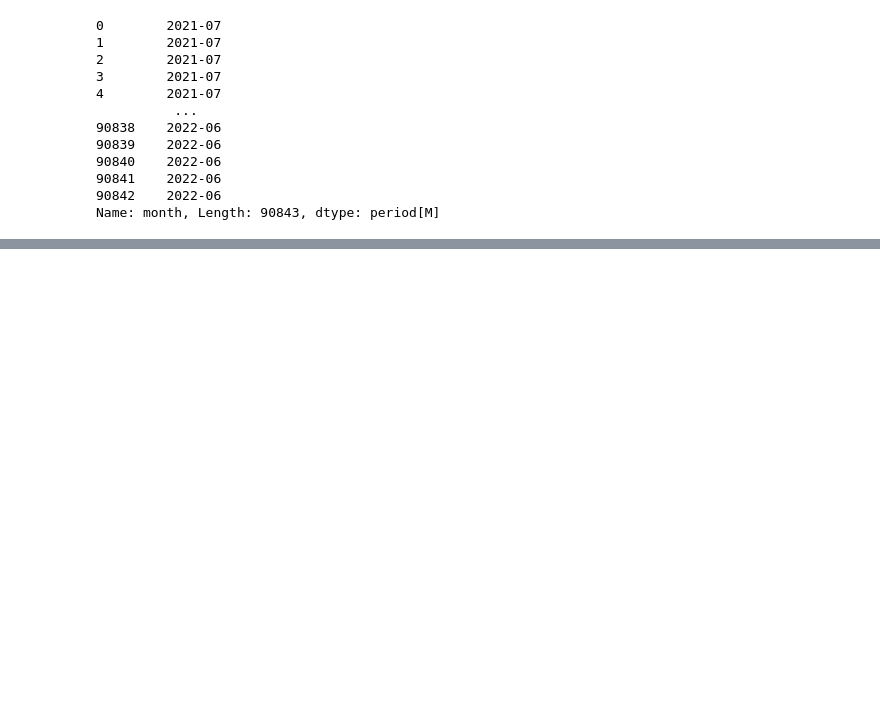
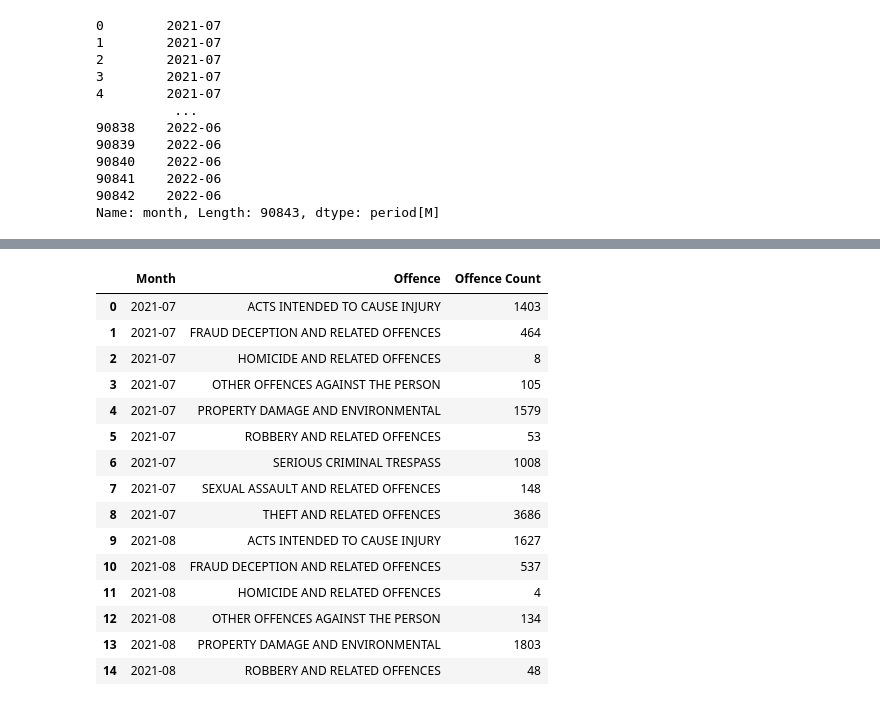
Before and after one commit to hel-asif/South-Australia-Crime-Trend, a Jupyter notebook: Sample.ipynb, the cells around one changed output, grey strips where cells are left out. Saved outputs shown, nothing was run; the diff lists cells and outputs as text; code cells hidden in the pictures; blank space fills up the shorter version.

```diff
--- a/Sample.ipynb
+++ b/Sample.ipynb
@@ -114 +100,20 @@ Murder                                          7
 Name: Offence, dtype: int64
+# %%
+monthly_counts.head(15)
+# %% [output]
+|  | Month | Offence | Offence Count |
+| 0 | 2021-07 | ACTS INTENDED TO CAUSE INJURY | 1403 |
+| 1 | 2021-07 | FRAUD DECEPTION AND RELATED OFFENCES | 464 |
+| 2 | 2021-07 | HOMICIDE AND RELATED OFFENCES | 8 |
+| 3 | 2021-07 | OTHER OFFENCES AGAINST THE PERSON | 105 |
+| 4 | 2021-07 | PROPERTY DAMAGE AND ENVIRONMENTAL | 1579 |
+| 5 | 2021-07 | ROBBERY AND RELATED OFFENCES | 53 |
+| 6 | 2021-07 | SERIOUS CRIMINAL TRESPASS | 1008 |
+| 7 | 2021-07 | SEXUAL ASSAULT AND RELATED OFFENCES | 148 |
+| 8 | 2021-07 | THEFT AND RELATED OFFENCES | 3686 |
+| 9 | 2021-08 | ACTS INTENDED TO CAUSE INJURY | 1627 |
+| 10 | 2021-08 | FRAUD DECEPTION AND RELATED OFFENCES | 537 |
+| 11 | 2021-08 | HOMICIDE AND RELATED OFFENCES | 4 |
+| 12 | 2021-08 | OTHER OFFENCES AGAINST THE PERSON | 134 |
+| 13 | 2021-08 | PROPERTY DAMAGE AND ENVIRONMENTAL | 1803 |
+| 14 | 2021-08 | ROBBERY AND RELATED OFFENCES | 48 |
```
Also changed, not shown: parts of 14 cells of this notebook, 7 other files.
